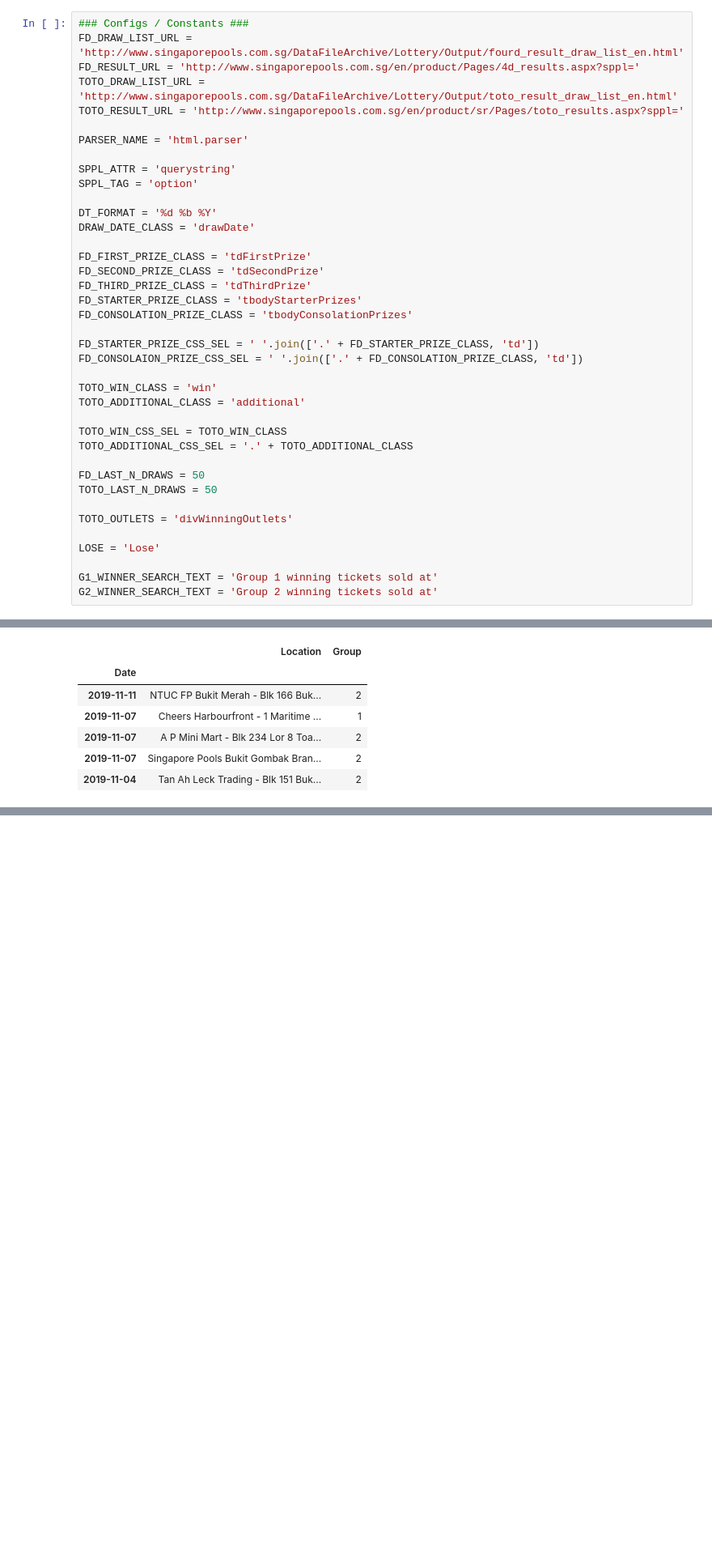
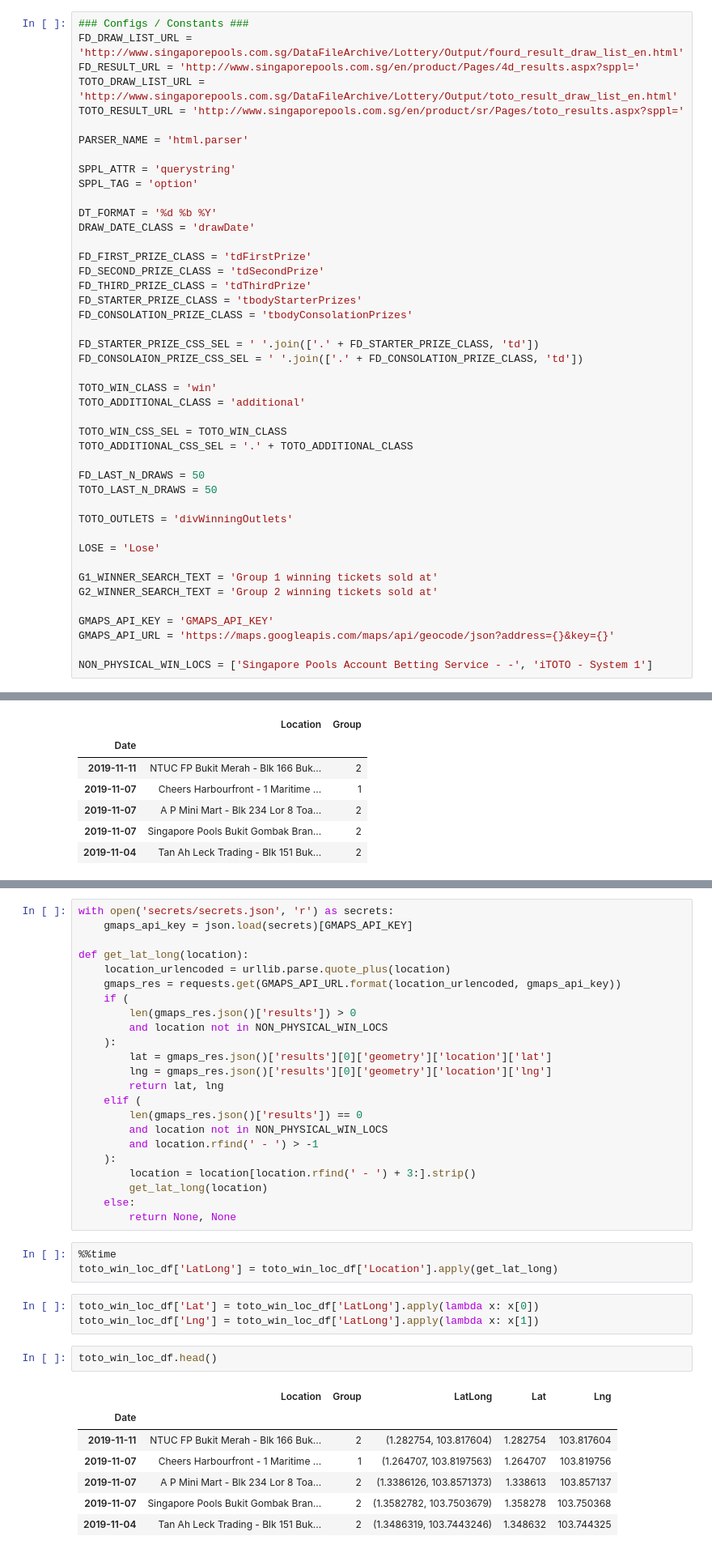
Before and after one commit to yongyct/singapore-pools-analysis, a Jupyter notebook: singapore_pools_analysis.ipynb, the cells around one changed output, grey strips where cells are left out. Shown: that part at 81% size. Saved outputs shown, nothing was run; the diff lists cells and outputs as text; blank space fills up the shorter version.

```diff
--- a/singapore_pools_analysis.ipynb
+++ b/singapore_pools_analysis.ipynb
@@ -59,6 +60,11 @@ LOSE = 'Lose'
 
 G1_WINNER_SEARCH_TEXT = 'Group 1 winning tickets sold at'
 G2_WINNER_SEARCH_TEXT = 'Group 2 winning tickets sold at'
+
+GMAPS_API_KEY = 'GMAPS_API_KEY'
+GMAPS_API_URL = 'https://maps.googleapis.com/maps/api/geocode/json?address={}&key={}'
+
+NON_PHYSICAL_WIN_LOCS = ['Singapore Pools Account Betting Service - -', 'iTOTO - System 1']
 # %% [markdown]
 # Part I: 4D Analysis
 # %%
@@ -510,0 +476,39 @@ Singapore Pools Bukit Gombak Branch - Blk 374 Bukit Batok St 31 #01-170
+# %%
+with open('secrets/secrets.json', 'r') as secrets:
+    gmaps_api_key = json.load(secrets)[GMAPS_API_KEY]
+
+def get_lat_long(location):
+    location_urlencoded = urllib.parse.quote_plus(location)
+    gmaps_res = requests.get(GMAPS_API_URL.format(location_urlencoded, gmaps_api_key))
+    if (
+        len(gmaps_res.json()['results']) > 0
+        and location not in NON_PHYSICAL_WIN_LOCS
+    ):
+        lat = gmaps_res.json()['results'][0]['geometry']['location']['lat']
+        lng = gmaps_res.json()['results'][0]['geometry']['location']['lng']
+        return lat, lng
+    elif (
+        len(gmaps_res.json()['results']) == 0
+        and location not in NON_PHYSICAL_WIN_LOCS
+        and location.rfind(' - ') > -1
+    ):
+        location = location[location.rfind(' - ') + 3:].strip()
+        get_lat_long(location)
+    else:
+        return None, None
+# %%
+%%time
+toto_win_loc_df['LatLong'] = toto_win_loc_df['Location'].apply(get_lat_long)
+# %%
+toto_win_loc_df['Lat'] = toto_win_loc_df['LatLong'].apply(lambda x: x[0])
+toto_win_loc_df['Lng'] = toto_win_loc_df['LatLong'].apply(lambda x: x[1])
+# %%
+toto_win_loc_df.head()
+# %% [output]
+|  | Location | Group | LatLong | Lat | Lng |
+| Date |  |  |  |  |  |
+| 2019-11-11 | NTUC FP Bukit Merah - Blk 166 Buk... | 2 | (1.282754, 103.817604) | 1.282754 | 103.817604 |
+| 2019-11-07 | Cheers Harbourfront - 1 Maritime ... | 1 | (1.264707, 103.8197563) | 1.264707 | 103.819756 |
+| 2019-11-07 | A P Mini Mart - Blk 234 Lor 8 Toa... | 2 | (1.3386126, 103.8571373) | 1.338613 | 103.857137 |
+| 2019-11-07 | Singapore Pools Bukit Gombak Bran... | 2 | (1.3582782, 103.7503679) | 1.358278 | 103.750368 |
+| 2019-11-04 | Tan Ah Leck Trading - Blk 151 Buk... | 2 | (1.3486319, 103.7443246) | 1.348632 | 103.744325 |
```
Also changed, not shown: parts of 8 cells of this notebook, 2 other files.
